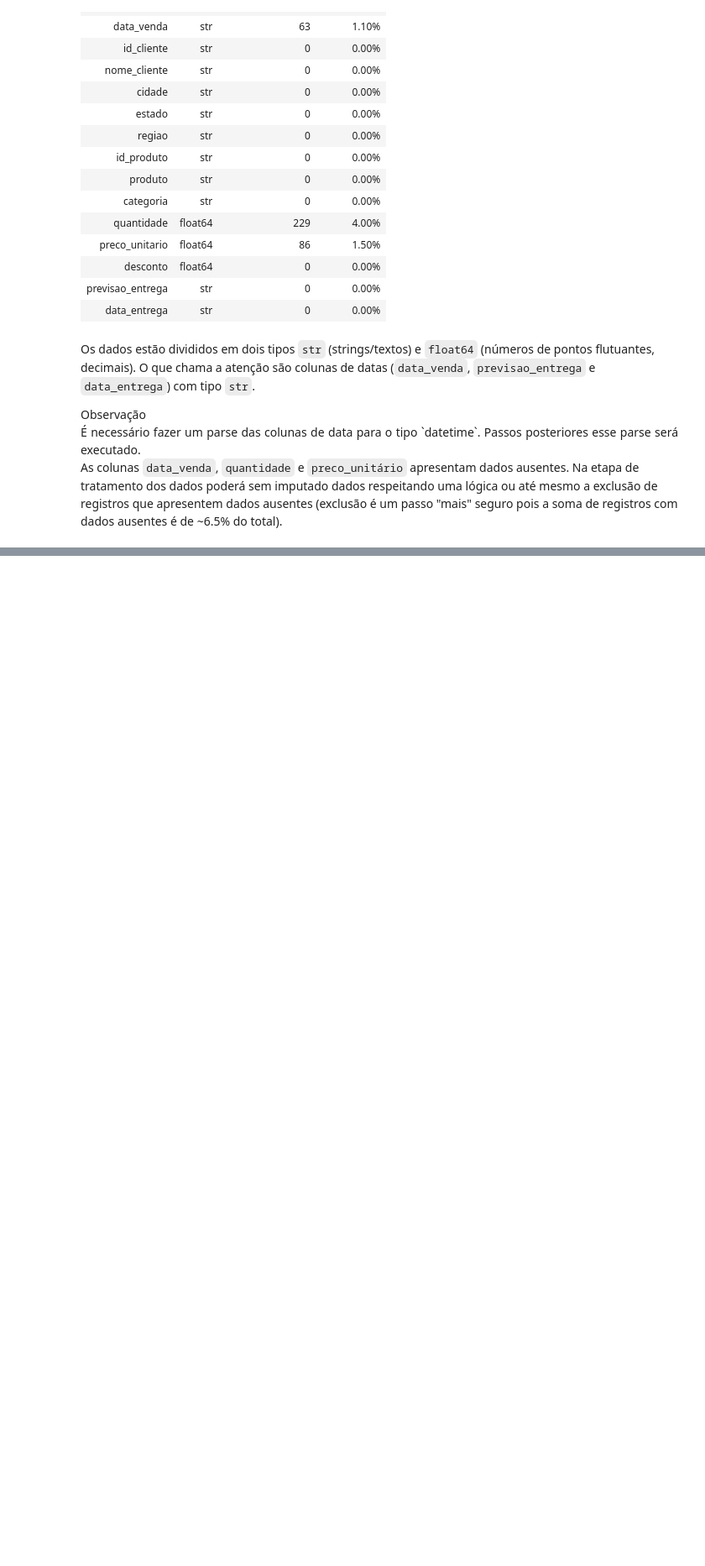
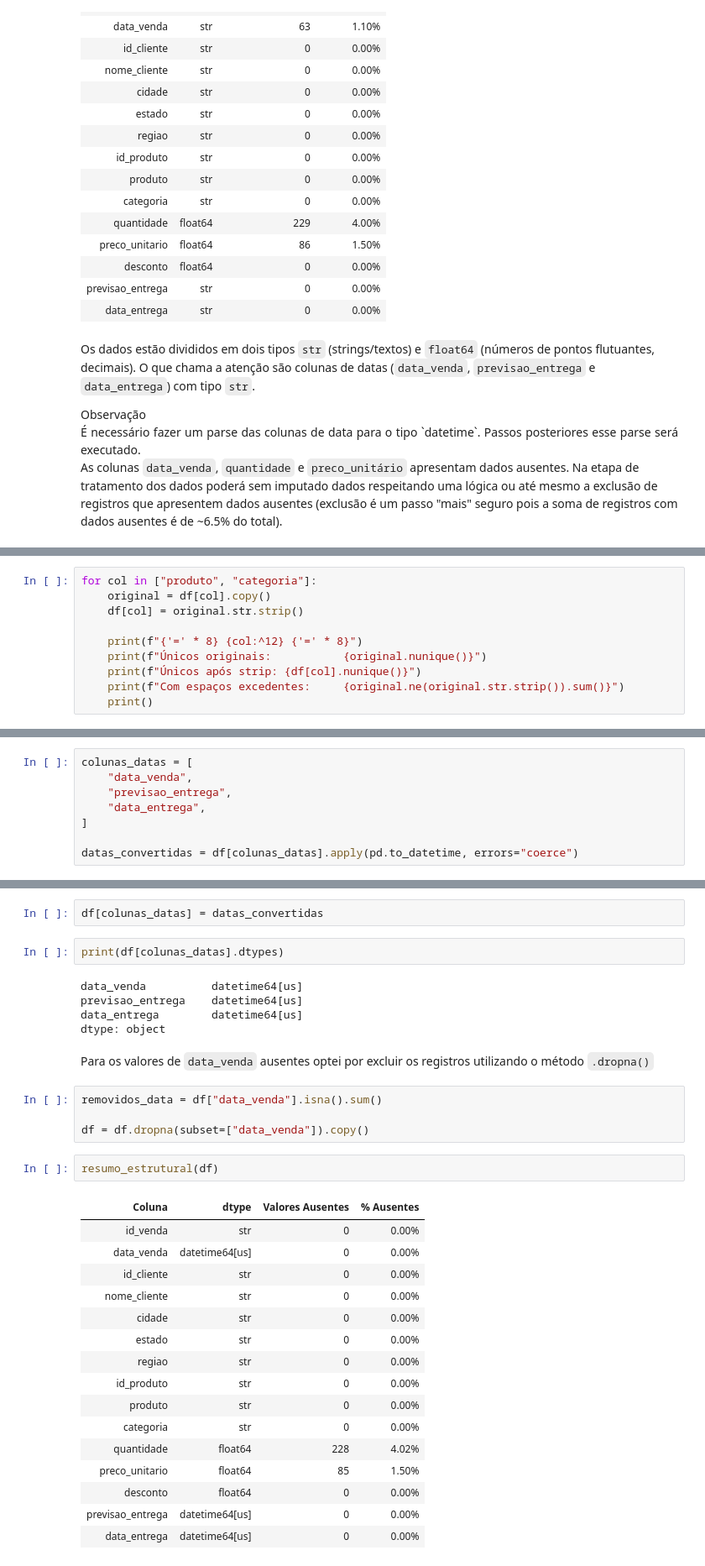
Before and after one commit to CorreaBrunoMiguel/sales-insight-py, a Jupyter notebook: notebooks/sales_insight.ipynb, the cells around one changed output, grey strips where cells are left out. Shown at 84% size. Saved outputs shown, nothing was run; the diff lists cells and outputs as text; blank space fills up the shorter version.

```diff
--- a/notebooks/sales_insight.ipynb
+++ b/notebooks/sales_insight.ipynb
@@ -225,0 +353,10 @@ As colunas `data_venda`, `quantidade` e `preco_unitário` apresentam dados ausen
+# %%
+for col in ["produto", "categoria"]:
+    original = df[col].copy()
+    df[col] = original.str.strip()
+
+    print(f"{'=' * 8} {col:^12} {'=' * 8}")
+    print(f"Únicos originais:           {original.nunique()}")
+    print(f"Únicos após strip: {df[col].nunique()}")
+    print(f"Com espaços excedentes:     {original.ne(original.str.strip()).sum()}")
+    print()
@@ -225,0 +401,8 @@ As colunas `data_venda`, `quantidade` e `preco_unitário` apresentam dados ausen
+# %%
+colunas_datas = [
+    "data_venda",
+    "previsao_entrega",
+    "data_entrega",
+]
+
+datas_convertidas = df[colunas_datas].apply(pd.to_datetime, errors="coerce")
@@ -225,0 +438,34 @@ As colunas `data_venda`, `quantidade` e `preco_unitário` apresentam dados ausen
+# %%
+df[colunas_datas] = datas_convertidas
+# %%
+print(df[colunas_datas].dtypes)
+# %% [output]
+data_venda          datetime64[us]
+previsao_entrega    datetime64[us]
+data_entrega        datetime64[us]
+dtype: object
+# %% [markdown]
+Para os valores de `data_venda` ausentes optei por excluir os registros utilizando o método `.dropna()`
+# %%
+removidos_data = df["data_venda"].isna().sum()
+
+df = df.dropna(subset=["data_venda"]).copy()
+# %%
+resumo_estrutural(df)
+# %% [output]
+| Coluna | dtype | Valores Ausentes | % Ausentes |
+| id_venda | str | 0 | 0.00% |
+| data_venda | datetime64[us] | 0 | 0.00% |
+| id_cliente | str | 0 | 0.00% |
+| nome_cliente | str | 0 | 0.00% |
+| cidade | str | 0 | 0.00% |
+| estado | str | 0 | 0.00% |
+| regiao | str | 0 | 0.00% |
+| id_produto | str | 0 | 0.00% |
+| produto | str | 0 | 0.00% |
+| categoria | str | 0 | 0.00% |
+| quantidade | float64 | 228 | 4.02% |
+| preco_unitario | float64 | 85 | 1.50% |
+| desconto | float64 | 0 | 0.00% |
+| previsao_entrega | datetime64[us] | 0 | 0.00% |
+| data_entrega | datetime64[us] | 0 | 0.00% |
```
Also changed, not shown: parts of 22 cells of this notebook.
